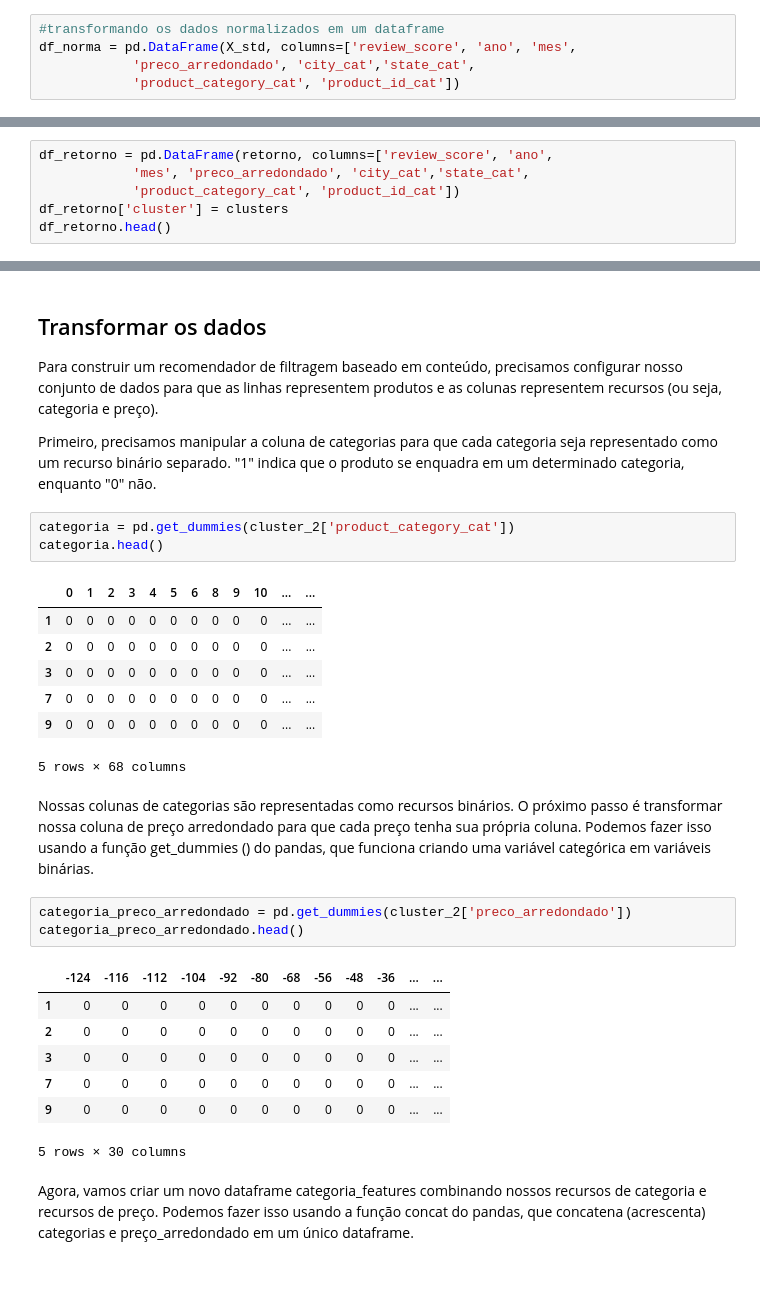
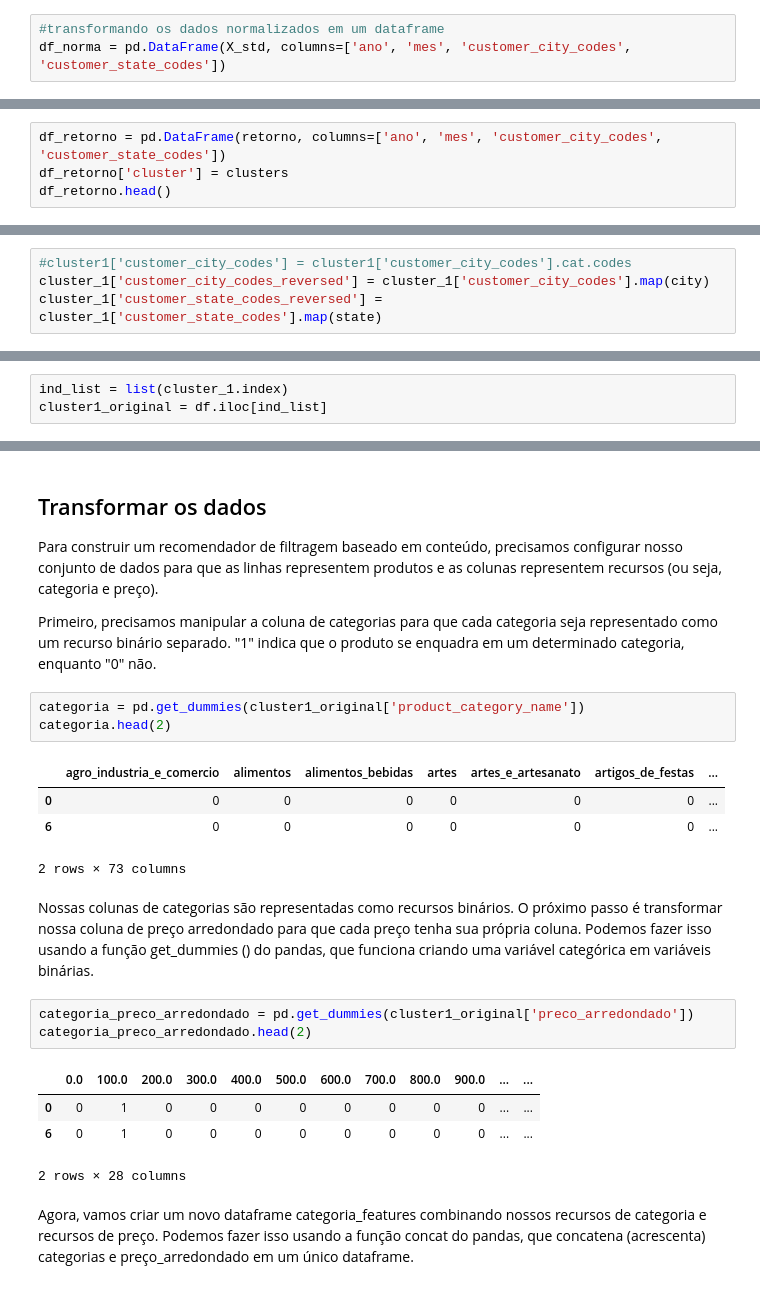
Before and after one commit to arcursino/credit-bureau, a Jupyter notebook: sistema_recomendação/recomendacao-baseado_conteudo-cluster.ipynb, the cells around one changed output, grey strips where cells are left out. Drawn from its saved outputs; the diff is of its cells as text.

Commit message:
finaliza o sistema de recomendação com clusters

```diff
--- a/sistema_recomendação/recomendacao-baseado_conteudo-cluster.ipynb
+++ b/sistema_recomendação/recomendacao-baseado_conteudo-cluster.ipynb
@@ -334,8 +421,6 @@ plt.show()
 # %%
 #transformando os dados normalizados em um dataframe
-df_norma = pd.DataFrame(X_std, columns=['review_score', 'ano', 'mes',
-            'preco_arredondado', 'city_cat','state_cat',
-            'product_category_cat', 'product_id_cat'])
+df_norma = pd.DataFrame(X_std, columns=['ano', 'mes', 'customer_city_codes', 'customer_state_codes'])
 # %%
 #Agora todos os valores estão entre 0 e 1
 df_norma.head(2)
@@ -362,7 +457,5 @@ retorno = normaliza.inverse_transform(X_std)
 # %%
-df_retorno = pd.DataFrame(retorno, columns=['review_score', 'ano',
-            'mes', 'preco_arredondado', 'city_cat','state_cat',
-            'product_category_cat', 'product_id_cat'])
+df_retorno = pd.DataFrame(retorno, columns=['ano', 'mes', 'customer_city_codes', 'customer_state_codes'])
 df_retorno['cluster'] = clusters
 df_retorno.head()
 # %% [output]
@@ -399,0 +489,4 @@ memory usage: 846.8 KB
+# %%
+#cluster1['customer_city_codes'] = cluster1['customer_city_codes'].cat.codes
+cluster_1['customer_city_codes_reversed'] = cluster_1['customer_city_codes'].map(city)
+cluster_1['customer_state_codes_reversed'] = cluster_1['customer_state_codes'].map(state)
@@ -399,0 +514,3 @@ memory usage: 846.8 KB
+# %%
+ind_list = list(cluster_1.index)
+cluster1_original = df.iloc[ind_list]
@@ -403,29 +536,23 @@ Para construir um recomendador de filtragem baseado em conteúdo, precisamos con
 
 Primeiro, precisamos manipular a coluna de categorias para que cada categoria seja representado como um recurso binário separado. "1" indica que o produto se enquadra em um determinado categoria, enquanto "0" não.
 # %%
-categoria = pd.get_dummies(cluster_2['product_category_cat'])
-categoria.head()
+categoria = pd.get_dummies(cluster1_original['product_category_name'])
+categoria.head(2)
 # %% [output]
-|  | 0 | 1 | 2 | 3 | 4 | 5 | 6 | 8 | 9 | 10 | ... | ... |
-| 1 | 0 | 0 | 0 | 0 | 0 | 0 | 0 | 0 | 0 | 0 | ... | ... |
-| 2 | 0 | 0 | 0 | 0 | 0 | 0 | 0 | 0 | 0 | 0 | ... | ... |
-| 3 | 0 | 0 | 0 | 0 | 0 | 0 | 0 | 0 | 0 | 0 | ... | ... |
-| 7 | 0 | 0 | 0 | 0 | 0 | 0 | 0 | 0 | 0 | 0 | ... | ... |
-| 9 | 0 | 0 | 0 | 0 | 0 | 0 | 0 | 0 | 0 | 0 | ... | ... |
+|  | agro_industria_e_comercio | alimentos | alimentos_bebidas | artes | artes_e_artesanato | artigos_de_festas | ... |
+| 0 | 0 | 0 | 0 | 0 | 0 | 0 | ... |
+| 6 | 0 | 0 | 0 | 0 | 0 | 0 | ... |
-5 rows × 68 columns
+2 rows × 73 columns
 # %% [markdown]
 Nossas colunas de categorias são representadas como recursos binários. O próximo passo é transformar nossa coluna de preço arredondado para que cada preço tenha sua própria coluna. Podemos fazer isso usando a função get_dummies () do pandas, que funciona criando uma variável categórica em variáveis binárias.
 # %%
-categoria_preco_arredondado = pd.get_dummies(cluster_2['preco_arredondado'])
-categoria_preco_arredondado.head()
+categoria_preco_arredondado = pd.get_dummies(cluster1_original['preco_arredondado'])
+categoria_preco_arredondado.head(2)
 # %% [output]
-|  | -124 | -116 | -112 | -104 | -92 | -80 | -68 | -56 | -48 | -36 | ... | ... |
-| 1 | 0 | 0 | 0 | 0 | 0 | 0 | 0 | 0 | 0 | 0 | ... | ... |
-| 2 | 0 | 0 | 0 | 0 | 0 | 0 | 0 | 0 | 0 | 0 | ... | ... |
-| 3 | 0 | 0 | 0 | 0 | 0 | 0 | 0 | 0 | 0 | 0 | ... | ... |
-| 7 | 0 | 0 | 0 | 0 | 0 | 0 | 0 | 0 | 0 | 0 | ... | ... |
-| 9 | 0 | 0 | 0 | 0 | 0 | 0 | 0 | 0 | 0 | 0 | ... | ... |
+|  | 0.0 | 100.0 | 200.0 | 300.0 | 400.0 | 500.0 | 600.0 | 700.0 | 800.0 | 900.0 | ... | ... |
+| 0 | 0 | 1 | 0 | 0 | 0 | 0 | 0 | 0 | 0 | 0 | ... | ... |
+| 6 | 0 | 1 | 0 | 0 | 0 | 0 | 0 | 0 | 0 | 0 | ... | ... |
-5 rows × 30 columns
+2 rows × 28 columns
 # %% [markdown]
 Agora, vamos criar um novo dataframe categoria_features combinando nossos recursos de categoria e recursos de preço. Podemos fazer isso usando a função concat do pandas, que concatena (acrescenta) categorias e preço_arredondado em um único dataframe.
 # %%
```
Also changed, not shown: parts of 41 cells of this notebook.
